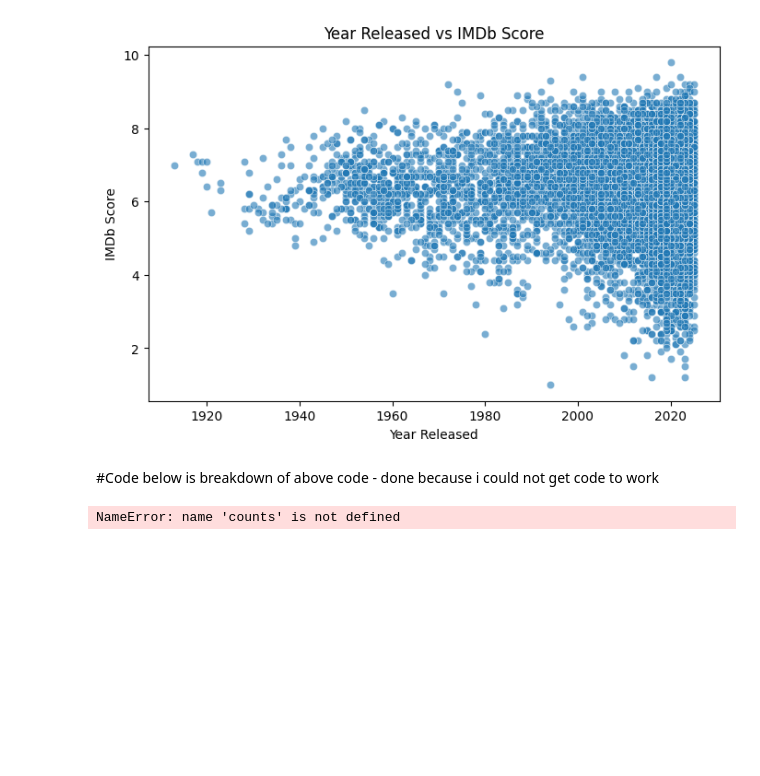
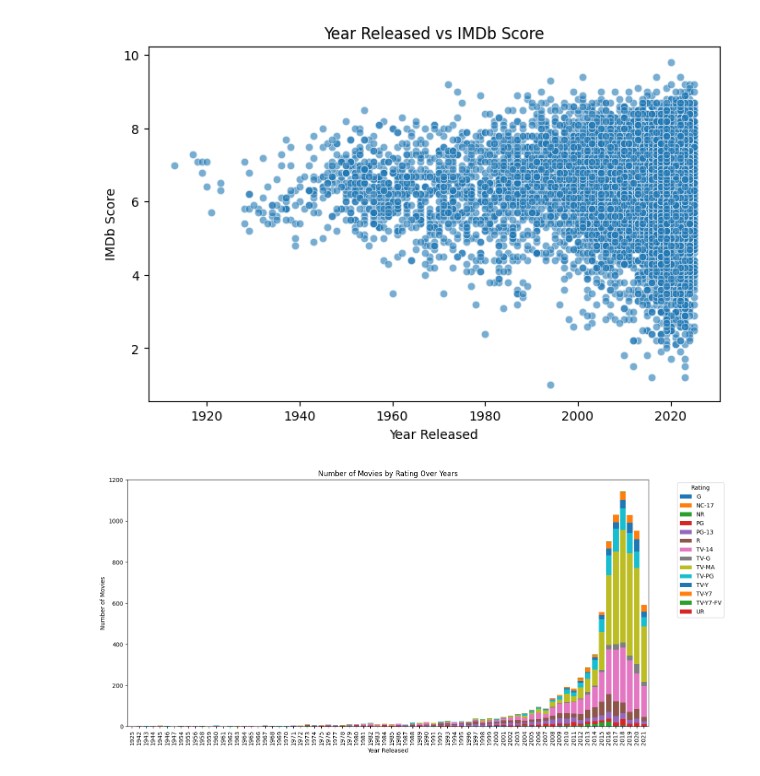
Before and after one commit to CindyWedd/DA1-Capstone, a Jupyter notebook: First_Netflix_dataset.ipynb, the cells around one changed output. Cells and saved outputs as stored; diff of their text form; code cells hidden in the pictures; blank space fills up the shorter version.

```diff
--- a/First_Netflix_dataset.ipynb
+++ b/First_Netflix_dataset.ipynb
@@ -278,19 +306,19 @@ plt.show()
 [figure]
 # %%
 #Filter valid ratings
-#valid_ratings = ['TV-MA', 'TV-14', 'TV-Y7', 'PG', 'G', 'R', 'TV-PG', 'NR', 'TV-G', 'TV-Y', 'PG-13', 'TV-Y7-FV', 'UR', 'NC-17']
-#filtered_data = merged_data[merged_data['rating'].isin(valid_ratings)]
+valid_ratings = ['TV-MA', 'TV-14', 'TV-Y7', 'PG', 'G', 'R', 'TV-PG', 'NR', 'TV-G', 'TV-Y', 'PG-13', 'TV-Y7-FV', 'UR', 'NC-17']
+filtered_data = merged_data[merged_data['Rating'].isin(valid_ratings)]
 
-# Count number of movies by year and rating
-#counts = filtered_data.groupby(['Year Released', 'rating']).size().unstack(fill_value=0)
+#Count number of movies by year and rating
+counts = filtered_data.groupby(['Year Released', 'Rating']).size().unstack(fill_value=0)
 
 # Plot stacked bar chart (you can also do side-by-side with kind='bar')
 counts.plot(kind='bar', stacked=True, figsize=(15,7), width=0.8)
 plt.title('Number of Movies by Rating Over Years')
 plt.xlabel('Year Released')
 plt.ylabel('Number of Movies')
 plt.legend(title='Rating', bbox_to_anchor=(1.05, 1), loc='upper left')
 plt.tight_layout()
 plt.show()
+# %% [output]
+[figure, added]
-# %% [markdown]
-#Code below is breakdown of above code - done because i could not get code to work
@@ -304,11 +324,0 @@ counts = filtered_data.groupby(['Year Released', 'rating']).size().unstack(fill_
-# %%
-# Plot stacked bar chart (you can also do side-by-side with kind='bar')
-counts.plot(kind='bar', stacked=True, figsize=(15,7), width=0.8)
-plt.title('Number of Movies by Rating Over Years')
-plt.xlabel('Year Released')
-plt.ylabel('Number of Movies')
-plt.legend(title='Rating', bbox_to_anchor=(1.05, 1), loc='upper left')
-plt.tight_layout()
-plt.show()
-# %% [output]
-NameError: name 'counts' is not defined
```
Also changed, not shown: parts of 9 cells of this notebook.
